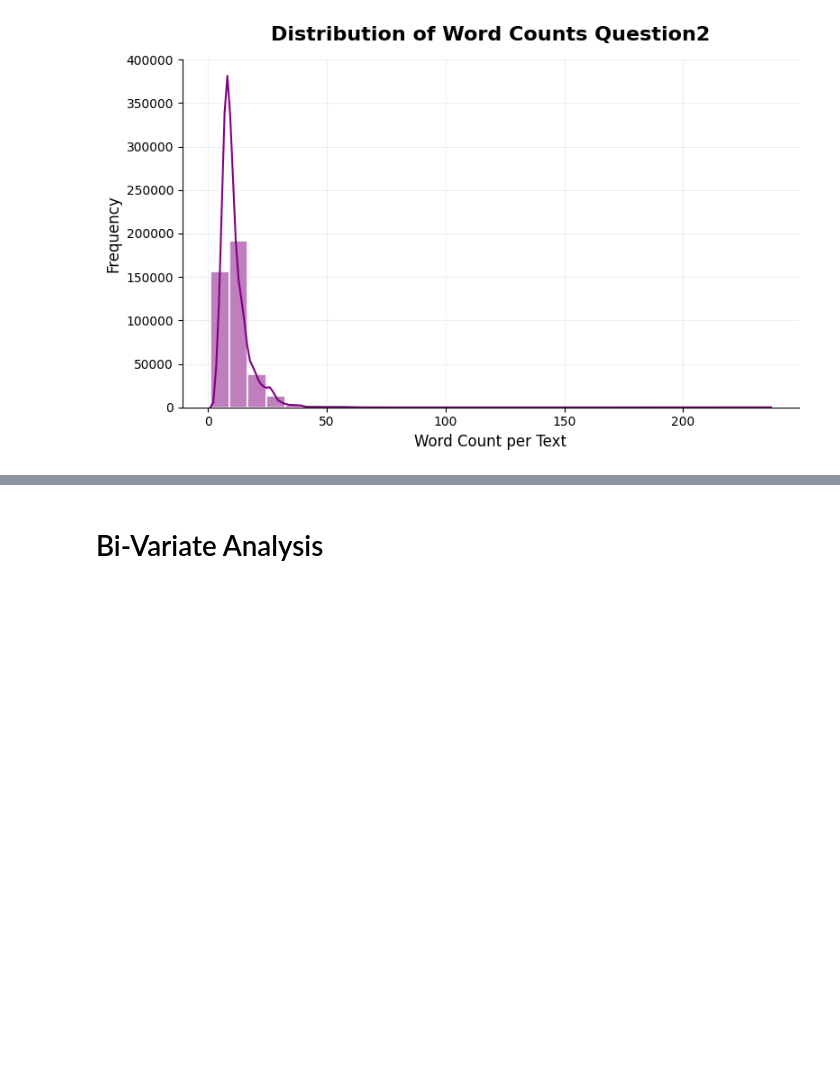
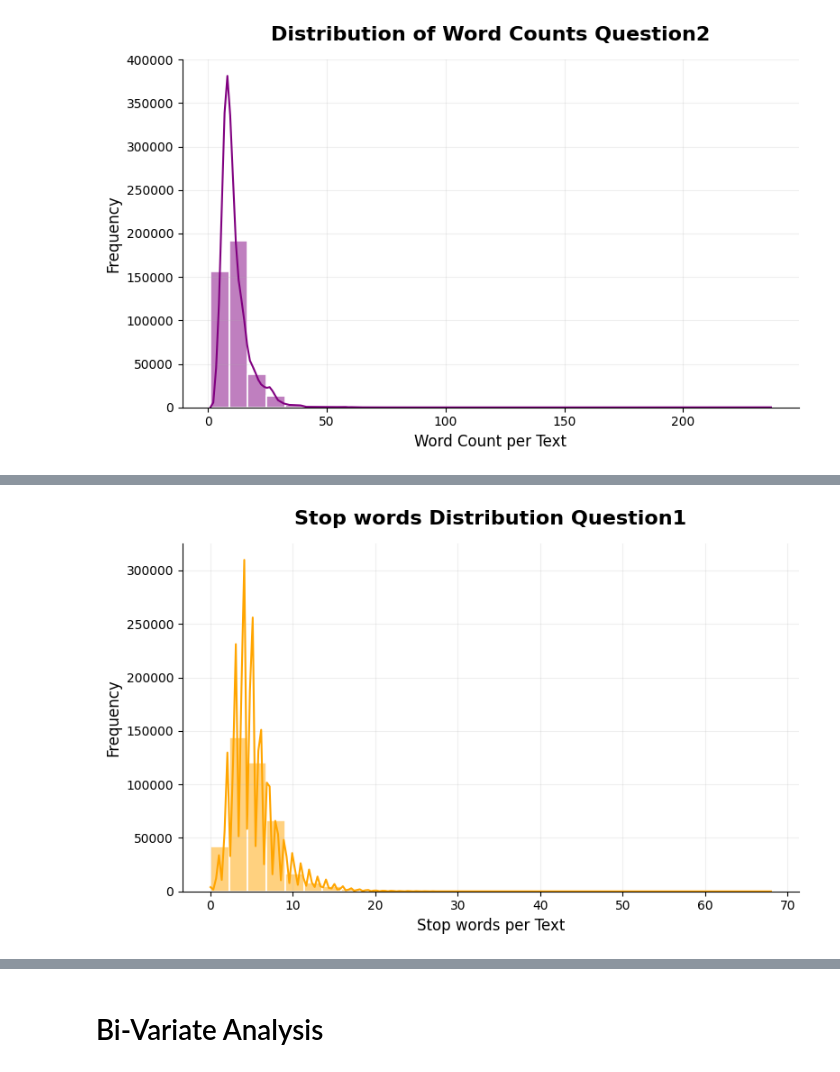
Before and after one commit to Aryan-Kaisth/Duplicate_Question_Pair_Detection, a Jupyter notebook: notebooks/EDA.ipynb, the cells around one changed output, grey strips where cells are left out. Drawn from its saved outputs; the diff is of its cells as text; code cells hidden in the pictures; blank space fills up the shorter version.

```diff
--- a/notebooks/EDA.ipynb
+++ b/notebooks/EDA.ipynb
@@ -319,0 +328,25 @@ plt.show()
+# %%
+stop = set(stopwords.words('english'))
+
+# Function to count stopwords in a text
+def count_stopwords(text):
+    if isinstance(text, str):
+        return sum(1 for word in text.lower().split() if word in stop)
+    return 0
+
+# Apply for q1 and q2
+df['q1_stopword_count'] = df['question1'].apply(count_stopwords)
+df['q2_stopword_count'] = df['question2'].apply(count_stopwords)
+# %%
+# Stop words Distribution
+plt.figure(figsize=(8,5))
+sns.histplot(data=df, x=df['q1_stopword_count'], kde=True, color="orange", bins=30, edgecolor='white', linewidth=1.2)
+plt.title("Stop words Distribution Question1", fontsize=16, fontweight='bold', pad=15)
+plt.xlabel("Stop words per Text", fontsize=12)
+plt.ylabel("Frequency", fontsize=12)
+plt.grid(alpha=0.2)
+sns.despine()
+plt.tight_layout()
+plt.show()
+# %% [output]
+[figure, added]
```
Also changed, not shown: parts of 13 cells of this notebook.
